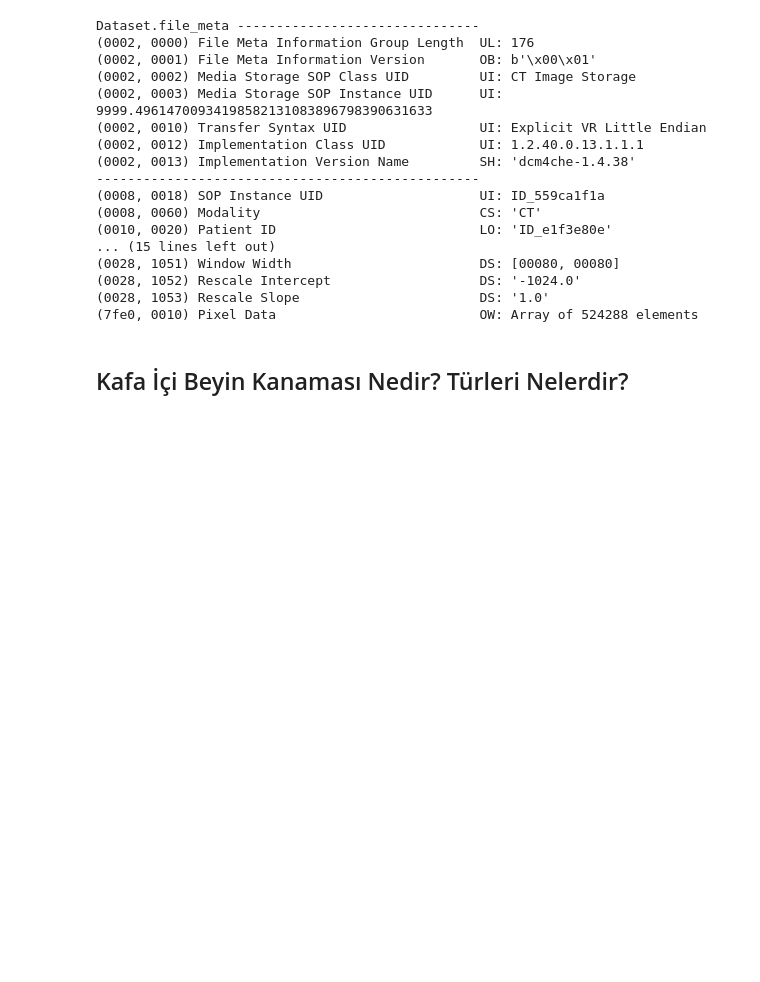
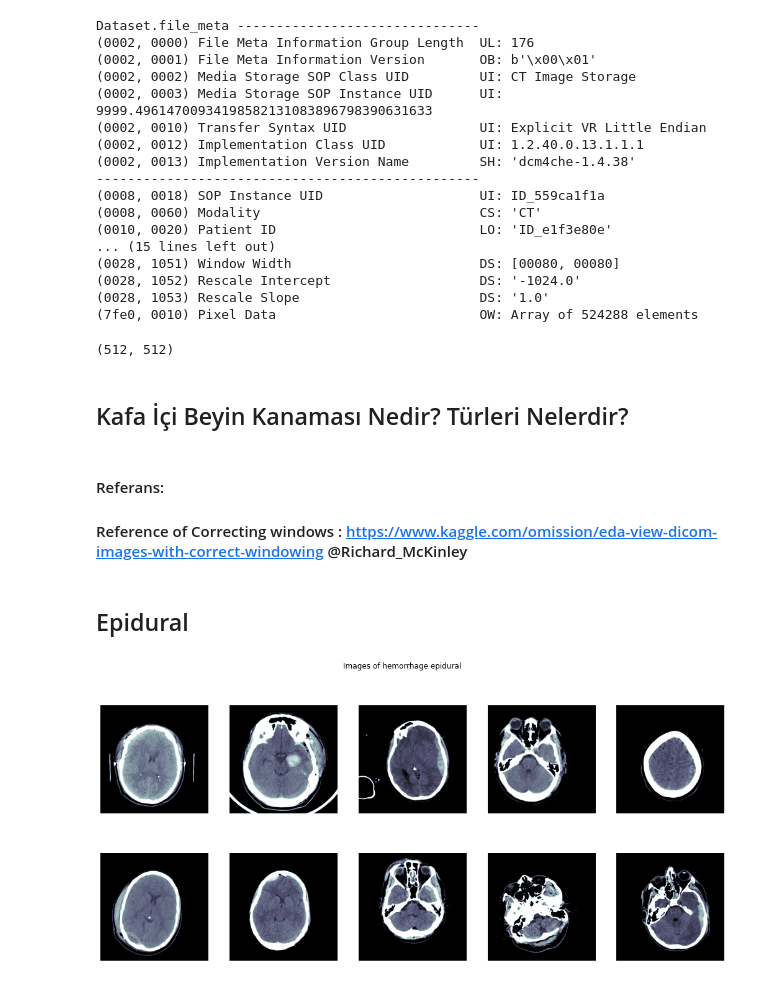
Before and after one commit to anildursunipek/Data-science-and-ML-notebook, a Jupyter notebook: hemorrhage-detection-eda.ipynb, the cells around one changed output. Saved outputs shown, nothing was run; the diff lists cells and outputs as text; code cells hidden in the pictures; blank space fills up the shorter version.

Commit message:
Added hemorrhage subtype visualization

```diff
--- a/hemorrhage-detection-eda.ipynb
+++ b/hemorrhage-detection-eda.ipynb
@@ -200,6 +200,13 @@ Dataset.file_meta -------------------------------
 (0028, 1052) Rescale Intercept                   DS: '-1024.0'
 (0028, 1053) Rescale Slope                       DS: '1.0'
 (7fe0, 0010) Pixel Data                          OW: Array of 524288 elements
+# %%
+print(ds.pixel_array.shape)
+# %% [output]
+(512, 512)
 # %% [markdown]
 <a id="4"></a>
 ## Kafa İçi Beyin Kanaması Nedir? Türleri Nelerdir?
+# %% [markdown]
+#### Referans:
+#### Reference of Correcting windows : https://www.kaggle.com/omission/eda-view-dicom-images-with-correct-windowing @Richard_McKinley
@@ -205,0 +263,6 @@ Dataset.file_meta -------------------------------
+# %% [markdown]
+## Epidural
+# %%
+view_images(train[(train['subtype'] == 'epidural') & (train['label'] == 1)][:10].id.values, title = 'Images of hemorrhage epidural')
+# %% [output]
+[figure, added]
```
Also changed, not shown: parts of 9 cells of this notebook.
